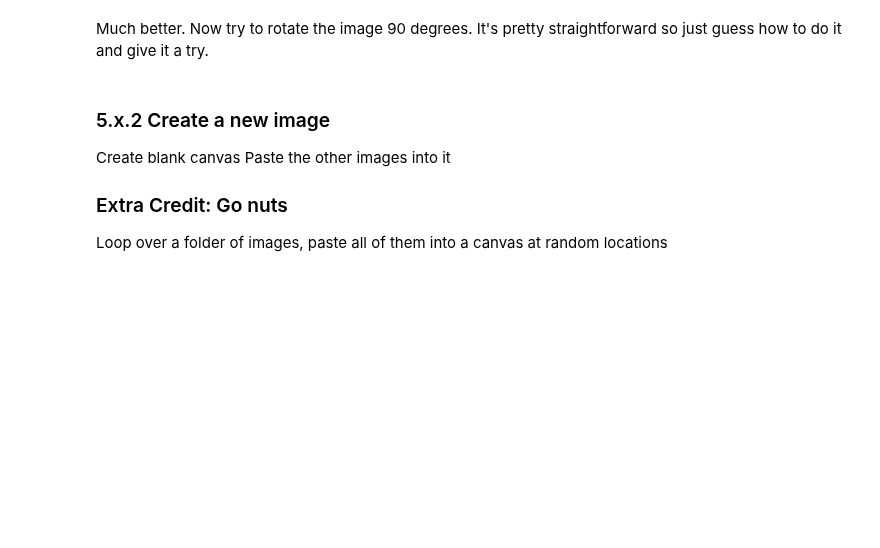
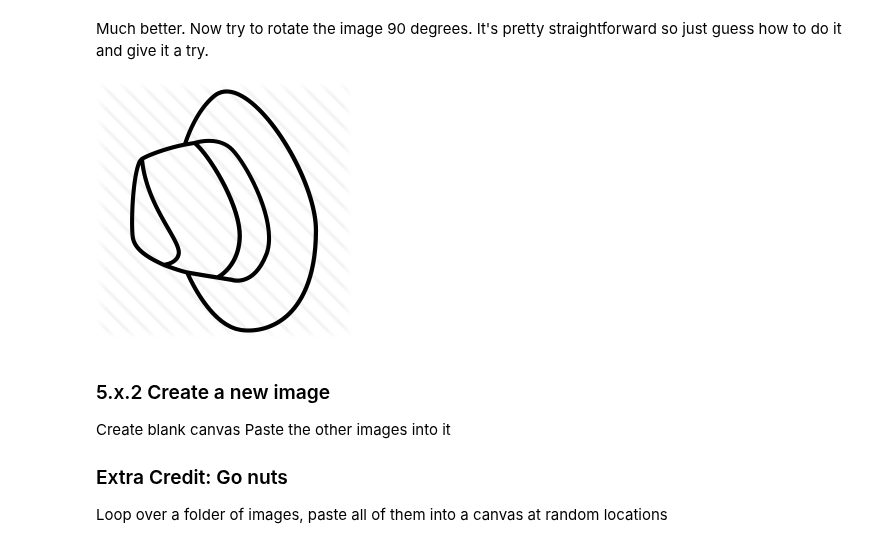
Before and after one commit to mpi-python/mpi-python-intro, a Jupyter notebook: Session5/Session5.ipynb, the cells around one changed output. Saved outputs shown, nothing was run; the diff lists cells and outputs as text; code cells hidden in the pictures; blank space fills up the shorter version.

```diff
--- a/Session5/Session5.ipynb
+++ b/Session5/Session5.ipynb
@@ -101,6 +101,9 @@ Much better.
 Now try to rotate the image 90 degrees. It's pretty straightforward so just guess how to do it and give it a try.
 # %%
 # rotate image here
+im.rotate(90)
+# %% [output]
+[figure, added]
 # %% [markdown]
 ### 5.x.2 Create a new image
 Create blank canvas
```
Also changed, not shown: parts of 4 cells of this notebook, 1 other file.
